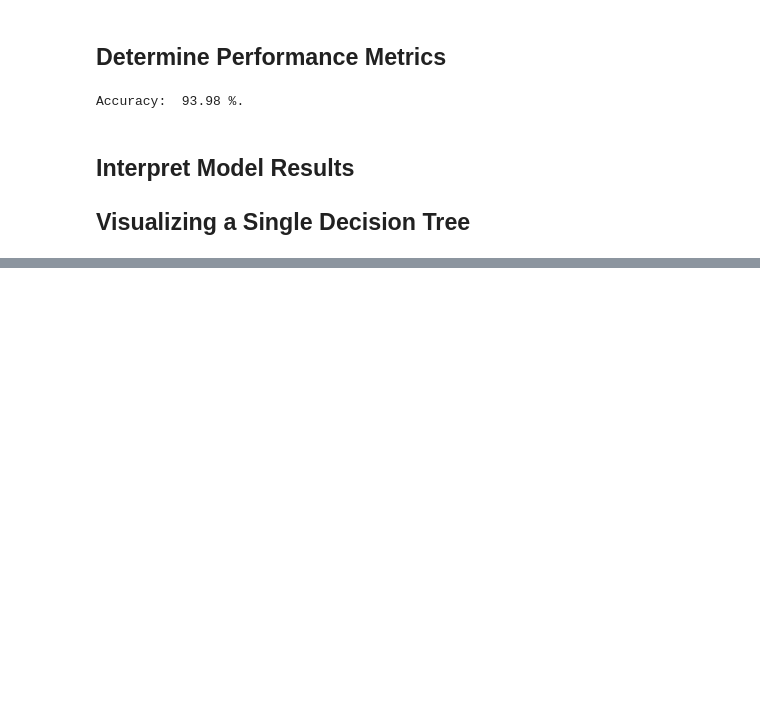
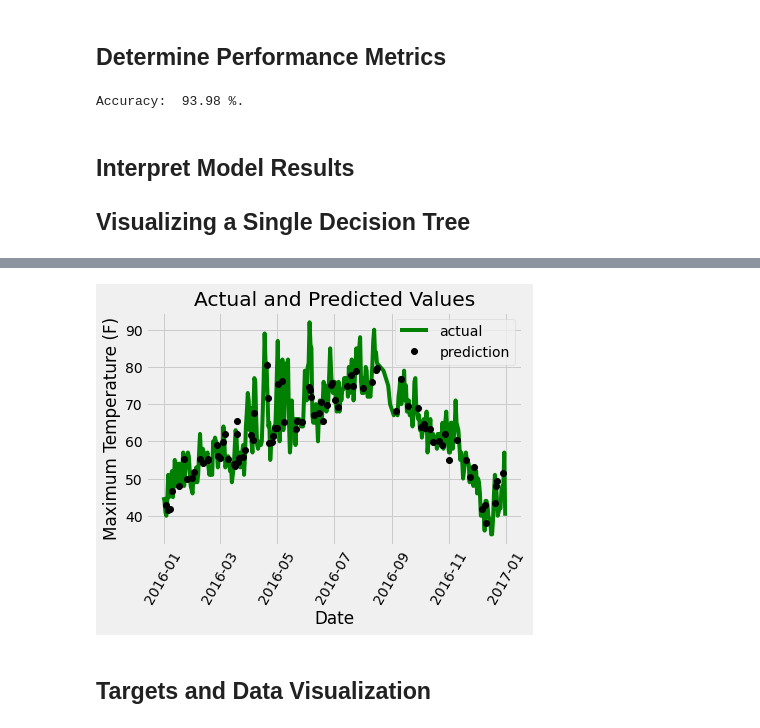
Before and after one commit to apastagia/Temperature-weather-Prediction, a Jupyter notebook: Temperature_Prediction1.ipynb, the cells around one changed output, grey strips where cells are left out. Saved outputs shown, nothing was run; the diff lists cells and outputs as text; code cells hidden in the pictures; blank space fills up the shorter version.

```diff
--- a/Temperature_Prediction1.ipynb
+++ b/Temperature_Prediction1.ipynb
@@ -244,0 +343,41 @@ graph.write_png('tree.png');'''
+# %%
+##Dates of training values
+months = features[:, feature_list.index('month')]
+days = features[:, feature_list.index('day')]
+years = features[:, feature_list.index('year')]
+
+##list and convert to datetime object
+dates = [str(int(year)) + '-' + str(int(month)) + '-' + str(int(day)) for year, month, day in zip(years, months, days)]
+dates = [datetime.datetime.strptime(date, '%Y-%m-%d') for date in dates]
+
+##Dataframe with true values and dates
+true_data = pd.DataFrame(data = {'date': dates, 'actual': labels})
+
+##Dates of predictions
+months = test_features[:, feature_list.index('month')]
+days = test_features[:, feature_list.index('day')]
+years = test_features[:, feature_list.index('year')]
+
+##Column of dates
+test_dates = [str(int(year)) + '-' + str(int(month)) + '-' + str(int(day)) for year, month, day in zip(years, months, days)]
+
+##Convert to datetime objects
+test_dates = [datetime.datetime.strptime(date, '%Y-%m-%d') for date in test_dates]
+
+##Dataframe with Predictions and Dates
+predictions_data = pd.DataFrame(data = {'date': test_dates, 'prediction': predictions})
+# %%
+# Plot the actual values
+plt.plot(true_data['date'], true_data['actual'], 'g-', label = 'actual')
+
+# Plot the predicted values
+plt.plot(predictions_data['date'], predictions_data['prediction'], 'ko', label = 'prediction')
+plt.xticks(rotation = '60');
+plt.legend()
+
+# Graph labels
+plt.xlabel('Date'); plt.ylabel('Maximum Temperature (F)'); plt.title('Actual and Predicted Values');
+# %% [output]
+[figure, added]
+# %% [markdown]
+## Targets and Data Visualization
```
Also changed, not shown: parts of 14 cells of this notebook.
